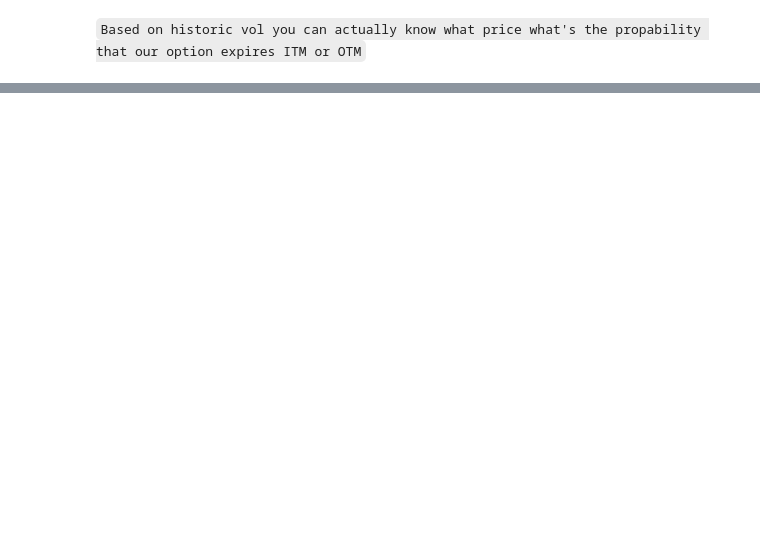
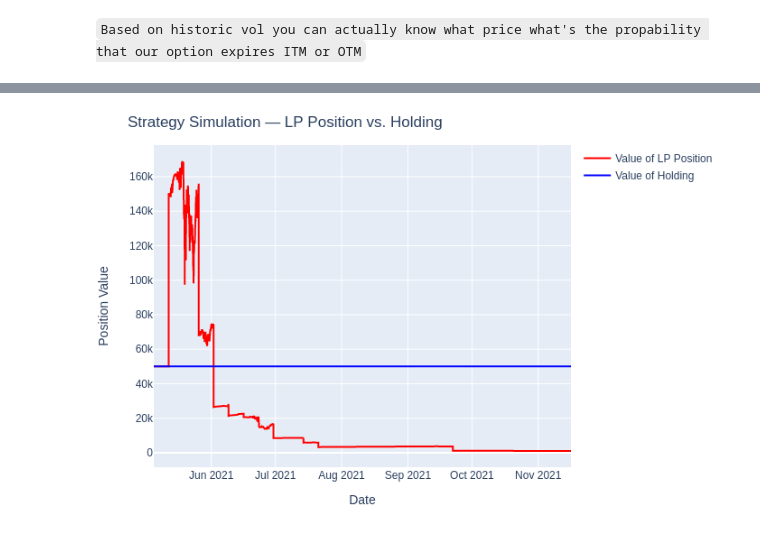
Before and after one commit to nguyenhieuec/uniswap_backtester, a Jupyter notebook: notebooks/big_query_testing.ipynb, the cells around one changed output, grey strips where cells are left out. Cells and saved outputs as stored; diff of their text form; code cells hidden in the pictures; blank space fills up the shorter version.

```diff
--- a/notebooks/big_query_testing.ipynb
+++ b/notebooks/big_query_testing.ipynb
@@ -100,0 +83,4 @@ sim_data
+# %%
+strategy_state.plot_position_value(sim_data)
+# %% [output]
+[figure, added]
```
Also changed, not shown: parts of 6 cells of this notebook, 1 other file.
